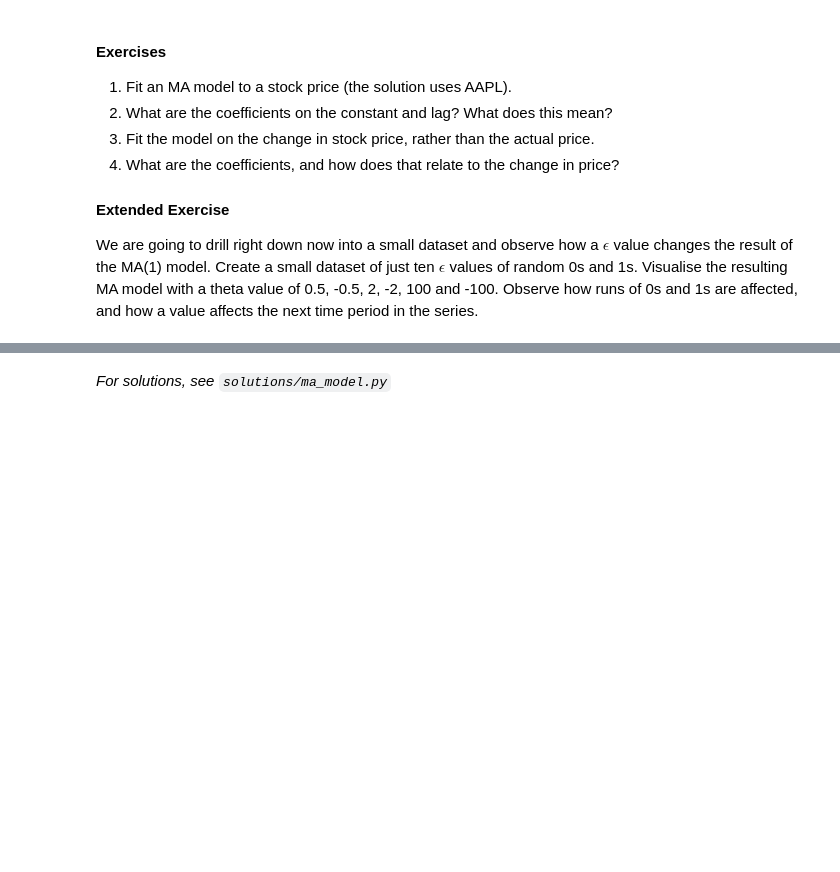
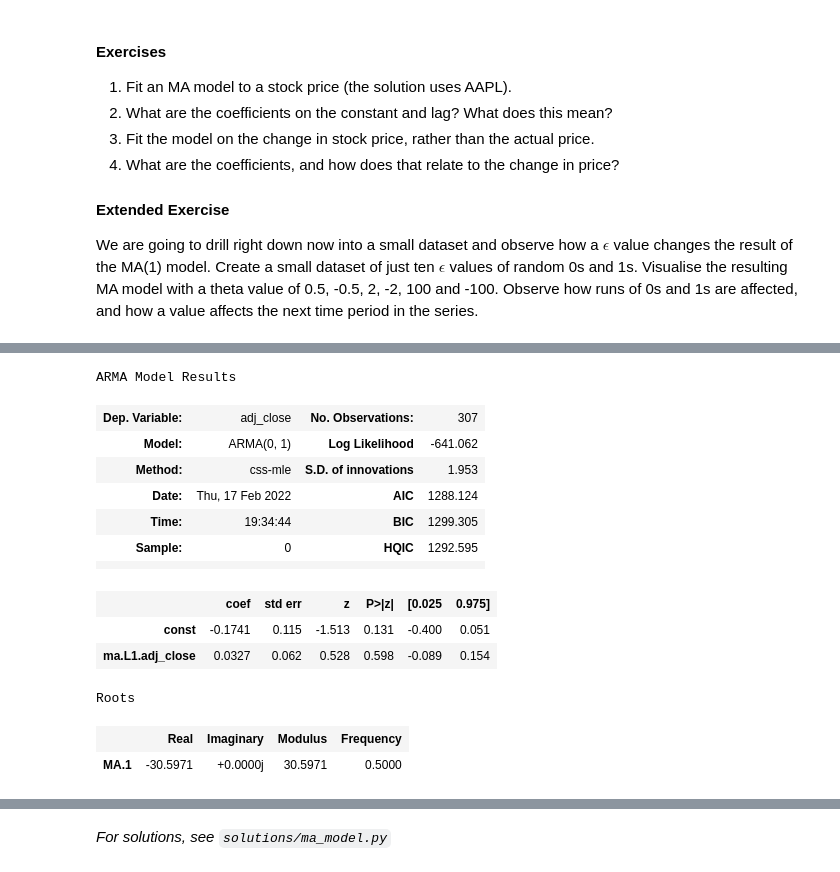
Before and after one commit to PythonCharmers/QuantFinance, a Jupyter notebook: notebooks/Module 1.6.1 - Time Series moving average.ipynb, the cells around one changed output, grey strips where cells are left out. Saved outputs shown, nothing was run; the diff lists cells and outputs as text; code cells hidden in the pictures; blank space fills up the shorter version.

```diff
--- a/notebooks/Module 1.6.1 - Time Series moving average.ipynb
+++ b/notebooks/Module 1.6.1 - Time Series moving average.ipynb
@@ -127,0 +178,21 @@ We are going to drill right down now into a small dataset and observe how a $\ep
+# %%
+data_n = data["adj_close"].diff().dropna()
+data_n
+model1 = sm.tsa.ARMA(data_n, order=(0, 1))
+results1 = model1.fit()
+results1.summary()
+# %% [output]
+ARMA Model Results
+| Dep. Variable: | adj_close | No. Observations: | 307 |
+| Model: | ARMA(0, 1) | Log Likelihood | -641.062 |
+| Method: | css-mle | S.D. of innovations | 1.953 |
+| Date: | Thu, 17 Feb 2022 | AIC | 1288.124 |
+| Time: | 19:34:44 | BIC | 1299.305 |
+| Sample: | 0 | HQIC | 1292.595 |
+|  |  |  |  |
+|  | coef | std err | z | P>|z| | [0.025 | 0.975] |
+| const | -0.1741 | 0.115 | -1.513 | 0.131 | -0.400 | 0.051 |
+| ma.L1.adj_close | 0.0327 | 0.062 | 0.528 | 0.598 | -0.089 | 0.154 |
+Roots
+|  | Real | Imaginary | Modulus | Frequency |
+| MA.1 | -30.5971 | +0.0000j | 30.5971 | 0.5000 |
```
Also changed, not shown: parts of 10 cells of this notebook, 18 other files.
